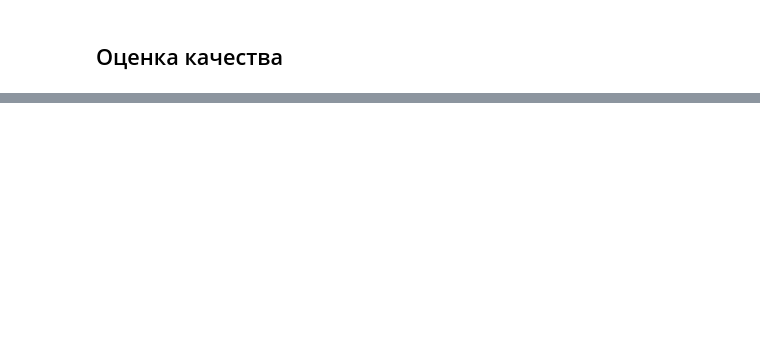
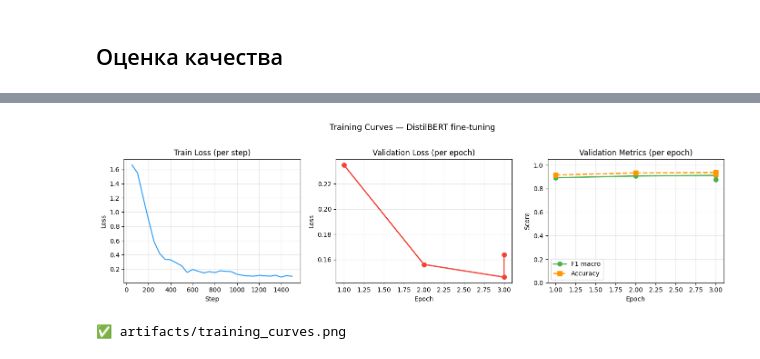
Before and after one commit to pshqd/art_ing_course, a Jupyter notebook: homeworks/HW13/HW13.ipynb, the cells around one changed output, grey strips where cells are left out. Cells and saved outputs as stored; diff of their text form; code cells hidden in the pictures; blank space fills up the shorter version.

```diff
--- a/homeworks/HW13/HW13.ipynb
+++ b/homeworks/HW13/HW13.ipynb
@@ -110,9 +121,6 @@ for i in range(3):
 # %% [markdown]
 ## Токенизация
 # %%
-MODEL_NAME = "bert-base-uncased"
-tokenizer = AutoTokenizer.from_pretrained(MODEL_NAME)
-
 example_text = dataset['train'][1]['text']
 # %%
 encoding = tokenizer(
@@ -435,2 +443,18 @@ print(f"Только в модели: {only_in_model}  ← лишние клас
 # %% [markdown]
 ## Fine-tuning для классификации текста
+# %%
+MAX_LENGTH   = 128
+BATCH_SIZE   = 32
+NUM_EPOCHS   = 2
+LR           = 2e-5
+# %%
+def tokenize(batch):
+    return tokenizer(
+        batch["text"],
+        truncation=True,
+        max_length=MAX_LENGTH,
+        # padding делается динамически через DataCollatorWithPadding
+    )
+
+tokenized = dataset.map(tokenize, batched=True, remove_columns=["text"])
+tokenized.set_format("torch")
@@ -454,0 +719,57 @@ NameError: name 'evaluate' is not defined
+# %%
+# ══════════════════════════════════════════════════════════
+# 3. training_curves.png  (loss + f1_macro по эпохам)
+# ══════════════════════════════════════════════════════════
+log_history = trainer.state.log_history
+
+# Разделяем train-loss и eval-метрики
+train_logs = [x for x in log_history if "loss" in x and "eval_loss" not in x]
+eval_logs  = [x for x in log_history if "eval_loss" in x]
+
+train_steps  = [x["step"]  for x in train_logs]
+train_losses = [x["loss"]  for x in train_logs]
+
+eval_epochs  = [x["epoch"]     for x in eval_logs]
+eval_losses  = [x["eval_loss"] for x in eval_logs]
+eval_f1      = [x.get("eval_f1_macro", None) for x in eval_logs]
+eval_acc     = [x.get("eval_accuracy", None)  for x in eval_logs]
+
+fig, axes = plt.subplots(1, 3, figsize=(14, 4))
+
+# Train loss (по шагам)
+axes[0].plot(train_steps, train_losses, color="#2196F3", linewidth=1.5)
+axes[0].set_title("Train Loss (per step)")
+axes[0].set_xlabel("Step")
+axes[0].set_ylabel("Loss")
+axes[0].grid(alpha=0.3)
+
+# Eval loss (по эпохам)
+axes[1].plot(eval_epochs, eval_losses, "o-", color="#F44336", linewidth=2, markersize=7)
+axes[1].set_title("Validation Loss (per epoch)")
+axes[1].set_xlabel("Epoch")
+axes[1].set_ylabel("Loss")
+axes[1].grid(alpha=0.3)
+
+# F1 + Accuracy на validation
+if any(v is not None for v in eval_f1):
+    axes[2].plot(eval_epochs, eval_f1,  "o-", color="#4CAF50",
+                 linewidth=2, markersize=7, label="F1 macro")
+if any(v is not None for v in eval_acc):
+    axes[2].plot(eval_epochs, eval_acc, "s--", color="#FF9800",
+                 linewidth=2, markersize=7, label="Accuracy")
+axes[2].set_title("Validation Metrics (per epoch)")
+axes[2].set_xlabel("Epoch")
+axes[2].set_ylabel("Score")
+axes[2].set_ylim(0, 1.05)
+axes[2].legend()
+axes[2].grid(alpha=0.3)
+
+fig.suptitle("Training Curves — DistilBERT fine-tuning", fontsize=13, y=1.02)
+plt.tight_layout()
+curves_path = f"{ARTIFACTS_DIR}/training_curves.png"
+fig.savefig(curves_path, dpi=150, bbox_inches="tight")
+plt.show()
+print(f"✅ {curves_path}")
+# %% [output]
+[figure, added]
+✅ artifacts/training_curves.png
```
Also changed, not shown: parts of 13 cells of this notebook, 10 other files.
